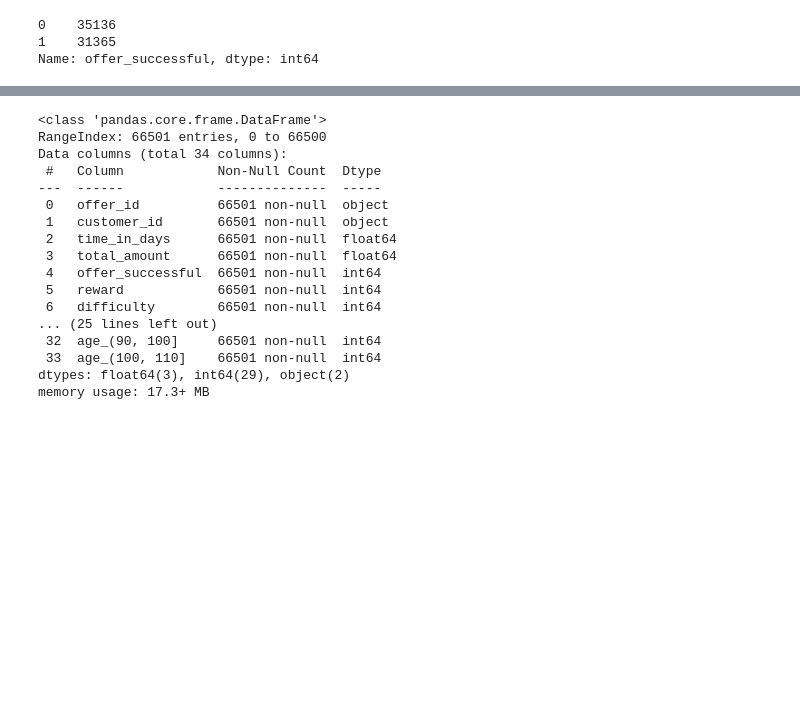
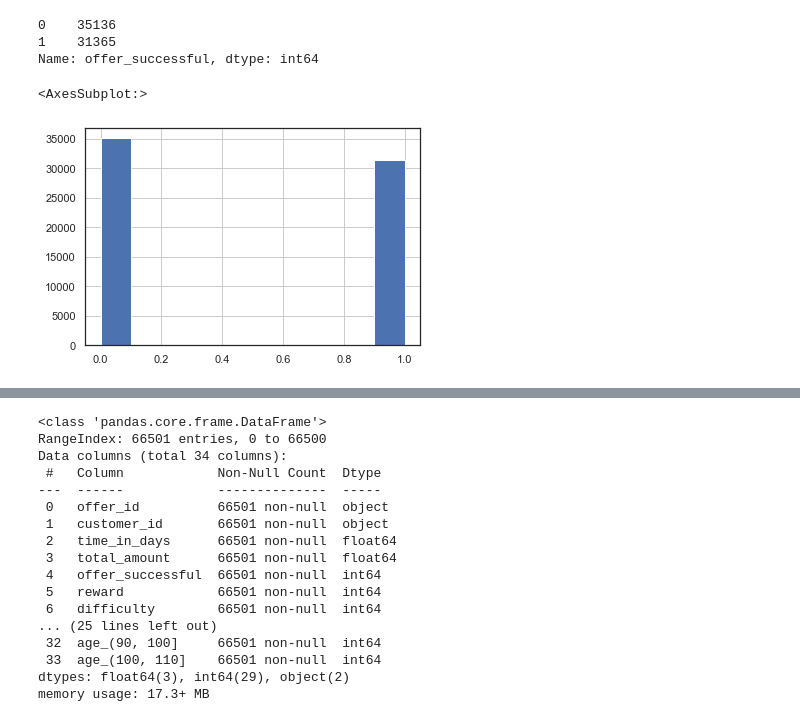
Before and after one commit to jordilucas16/starbucks_capstone_project, a Jupyter notebook: Starbucks_Capstone_notebook1.ipynb, the cells around one changed output, grey strips where cells are left out. Cells and saved outputs as stored; diff of their text form; code cells hidden in the pictures; blank space fills up the shorter version.

Commit message:
Add target feature histogram

```diff
--- a/Starbucks_Capstone_notebook1.ipynb
+++ b/Starbucks_Capstone_notebook1.ipynb
@@ -1012,6 +1012,11 @@ data_combined_df.offer_successful.value_counts()
 0    35136
 1    31365
 Name: offer_successful, dtype: int64
+# %%
+data_combined_df.offer_successful.hist()
+# %% [output]
+<AxesSubplot:>
+[figure, added]
 # %%
 # Show data combined
 data_combined_df.head()
```
Also changed, not shown: parts of 5 cells of this notebook.
